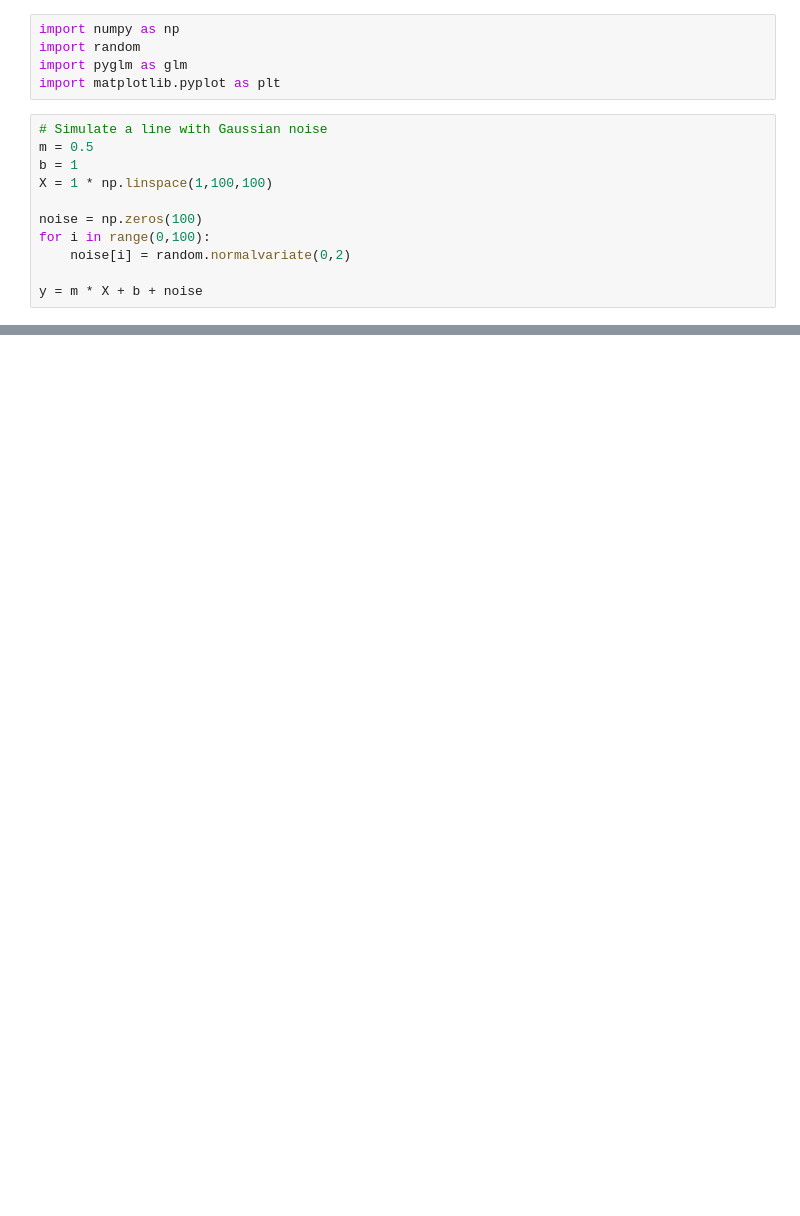
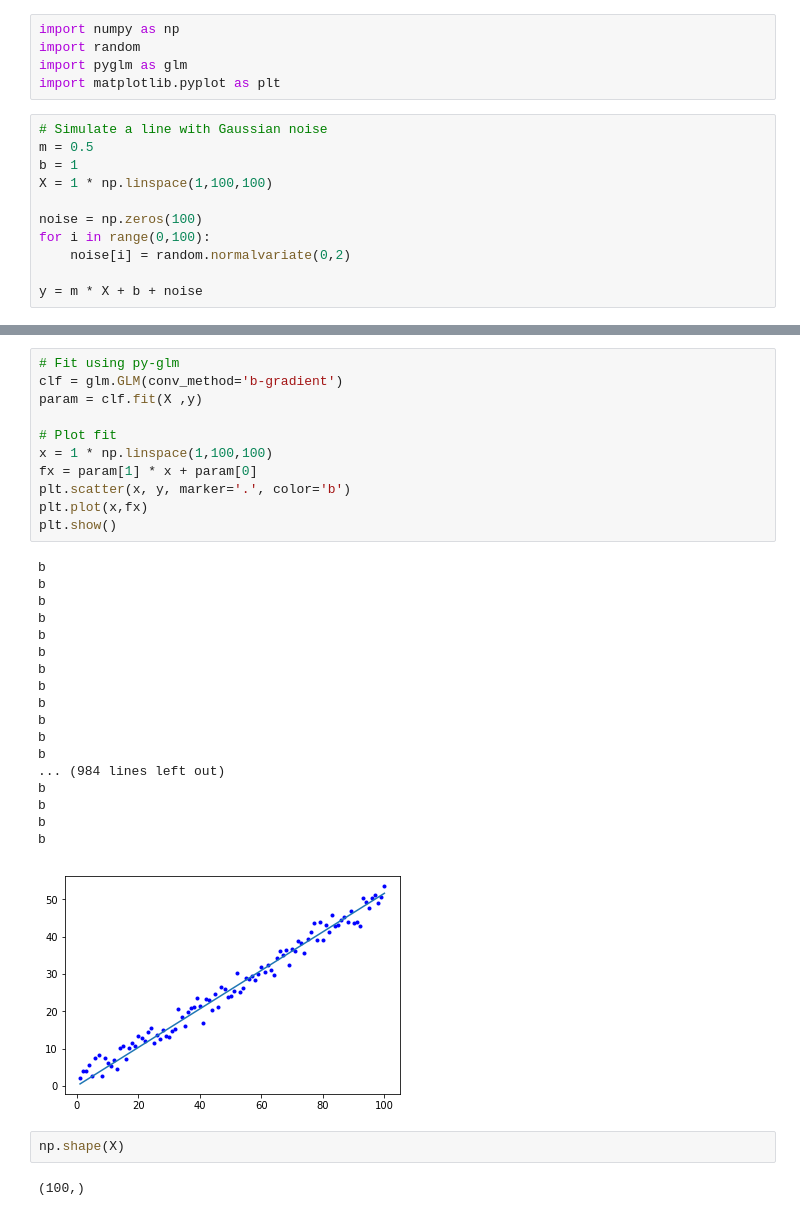
Before and after one commit to jtcanty/py-glm, a Jupyter notebook: simulation.ipynb, the cells around one changed output, grey strips where cells are left out. Drawn from its saved outputs; the diff is of its cells as text; blank space fills up the shorter version.

```diff
--- a/simulation.ipynb
+++ b/simulation.ipynb
@@ -34,0 +54,34 @@ plt.show()
+# %%
+# Fit using py-glm
+clf = glm.GLM(conv_method='b-gradient')
+param = clf.fit(X ,y)
+
+# Plot fit
+x = 1 * np.linspace(1,100,100)
+fx = param[1] * x + param[0]
+plt.scatter(x, y, marker='.', color='b')
+plt.plot(x,fx)
+plt.show()
+# %% [output]
+b
+b
+b
+b
+b
+b
+b
+b
+b
+b
+b
+b
+... (984 lines left out)
+b
+b
+b
+b
+[figure, added]
+# %%
+np.shape(X)
+# %% [output]
+(100,)
```
Also changed, not shown: parts of 3 cells of this notebook, 2 other files.
